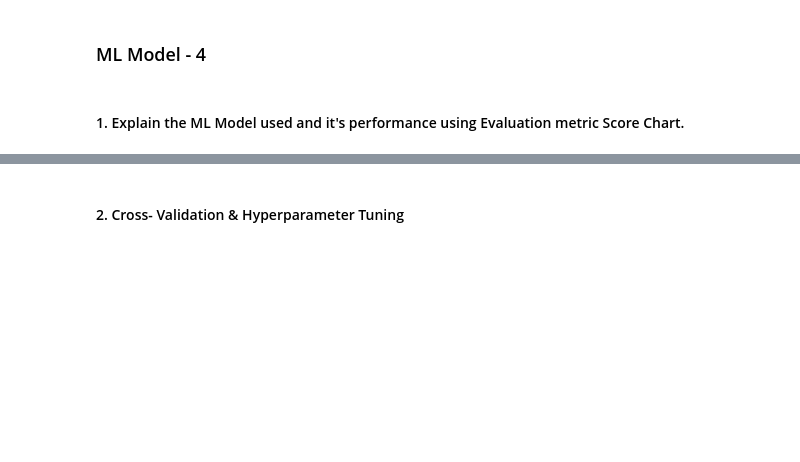
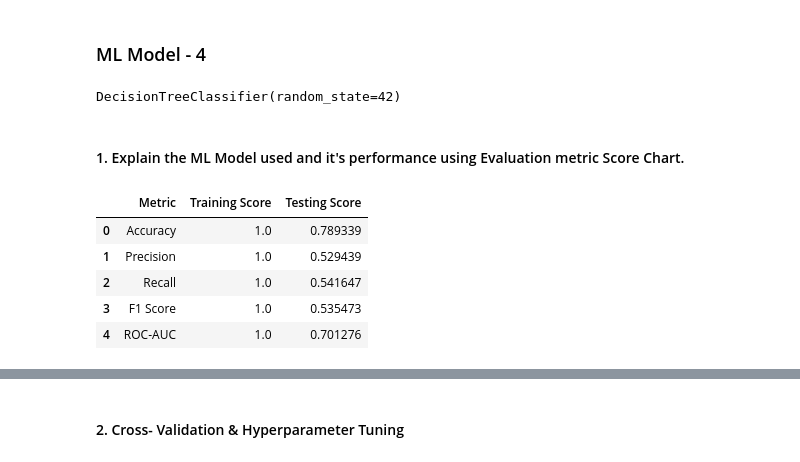
Before and after one commit to Krishna-matic/Machine_Learning_Projects, a Jupyter notebook: 03_rain_in_australia_classification/Classification_ML_Project.ipynb, the cells around one changed output, grey strips where cells are left out. Drawn from its saved outputs; the diff is of its cells as text; code cells hidden in the pictures; blank space fills up the shorter version.

Commit message:
Implemented Decision Tree Model

```diff
--- a/03_rain_in_australia_classification/Classification_ML_Project.ipynb
+++ b/03_rain_in_australia_classification/Classification_ML_Project.ipynb
@@ -2159,0 +2157,20 @@ The Linear Support Vector Machine provides efficient and reliable rainfall predi
+# %%
+# Initialize the Decision Tree model
+dt = DecisionTreeClassifier(
+    random_state=42
+)
+
+# Train the model
+dt.fit(X_train, y_train)
+# %% [output]
+DecisionTreeClassifier(random_state=42)
+# %%
+# Training predictions
+y_train_pred_dt = dt.predict(X_train)
+
+# Testing predictions
+y_test_pred_dt = dt.predict(X_test)
+
+# Prediction probabilities
+y_train_prob_dt = dt.predict_proba(X_train)[:,1]
+y_test_prob_dt = dt.predict_proba(X_test)[:,1]
@@ -2163,0 +2185,28 @@ The Linear Support Vector Machine provides efficient and reliable rainfall predi
+# %%
+# Visualizing evaluation Metric Score chart
+dt_evaluation_df = pd.DataFrame({
+    'Metric': ['Accuracy','Precision','Recall','F1 Score','ROC-AUC'],
+    'Training Score':[
+        accuracy_score(y_train,y_train_pred_dt),
+        precision_score(y_train,y_train_pred_dt),
+        recall_score(y_train,y_train_pred_dt),
+        f1_score(y_train,y_train_pred_dt),
+        roc_auc_score(y_train,y_train_prob_dt)
+    ],
+    'Testing Score':[
+        accuracy_score(y_test,y_test_pred_dt),
+        precision_score(y_test,y_test_pred_dt),
+        recall_score(y_test,y_test_pred_dt),
+        f1_score(y_test,y_test_pred_dt),
+        roc_auc_score(y_test,y_test_prob_dt)
+    ]
+})
+
+dt_evaluation_df
+# %% [output]
+|  | Metric | Training Score | Testing Score |
+| 0 | Accuracy | 1.0 | 0.789339 |
+| 1 | Precision | 1.0 | 0.529439 |
+| 2 | Recall | 1.0 | 0.541647 |
+| 3 | F1 Score | 1.0 | 0.535473 |
+| 4 | ROC-AUC | 1.0 | 0.701276 |
```
Also changed, not shown: parts of 14 cells of this notebook.
